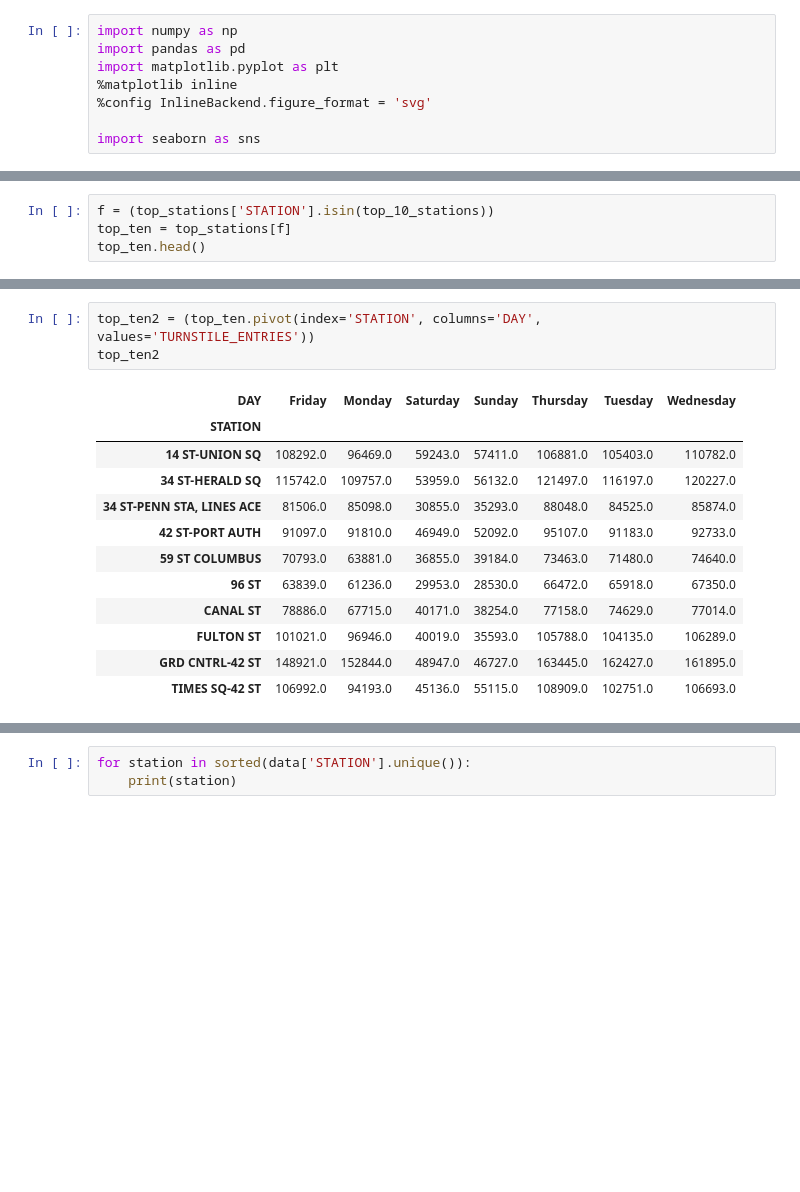
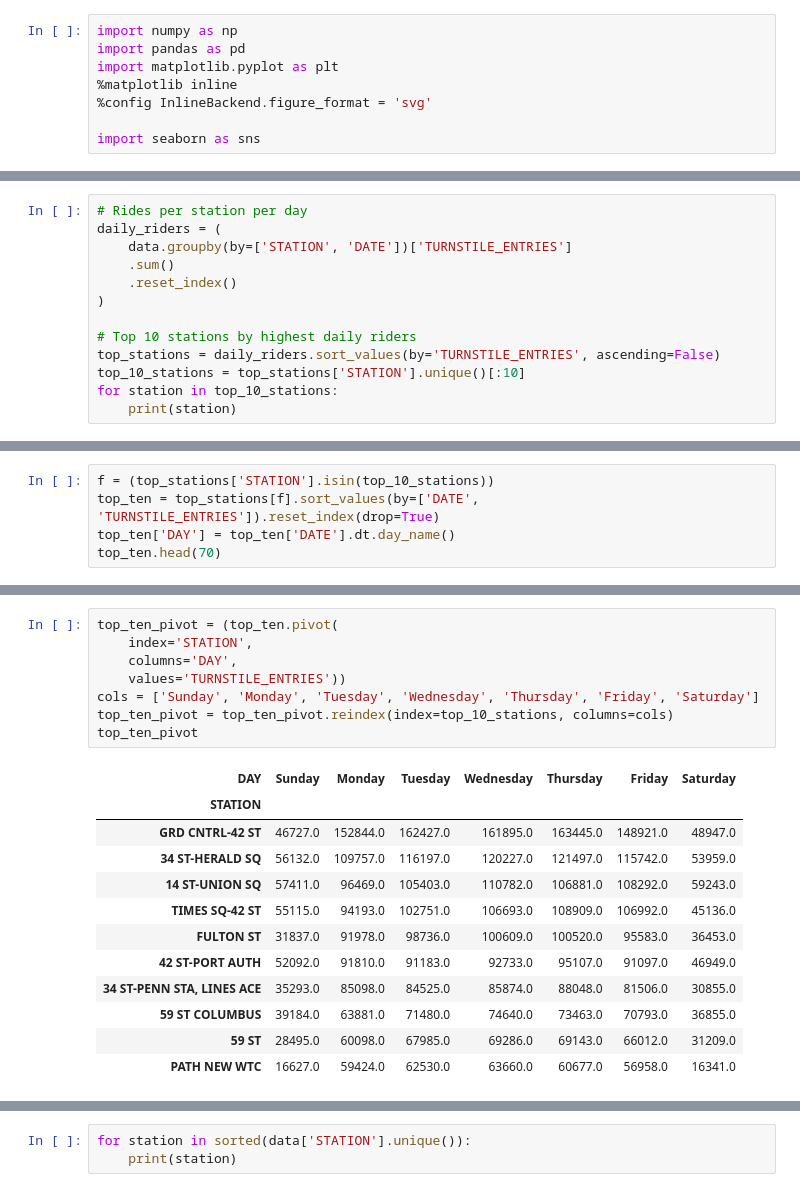
Before and after one commit to BotScutters/metis-project-01, a Jupyter notebook: initial_exploration.ipynb, the cells around one changed output, grey strips where cells are left out. Cells and saved outputs as stored; diff of their text form; blank space fills up the shorter version.

Commit message:
cleaned stations and reindexed heatmap

```diff
--- a/initial_exploration.ipynb
+++ b/initial_exploration.ipynb
@@ -248,0 +204,13 @@ array(['GRD CNTRL-42 ST', '34 ST-HERALD SQ', 'TIMES SQ-42 ST',
+# %%
+# Rides per station per day
+daily_riders = (
+    data.groupby(by=['STATION', 'DATE'])['TURNSTILE_ENTRIES']
+    .sum()
+    .reset_index()
+)
+
+# Top 10 stations by highest daily riders
+top_stations = daily_riders.sort_values(by='TURNSTILE_ENTRIES', ascending=False)
+top_10_stations = top_stations['STATION'].unique()[:10]
+for station in top_10_stations:
+    print(station)
@@ -249,6 +228,7 @@ array(['GRD CNTRL-42 ST', '34 ST-HERALD SQ', 'TIMES SQ-42 ST',
 # %%
 f = (top_stations['STATION'].isin(top_10_stations))
-top_ten = top_stations[f]
-top_ten.head()
+top_ten = top_stations[f].sort_values(by=['DATE', 'TURNSTILE_ENTRIES']).reset_index(drop=True)
+top_ten['DAY'] = top_ten['DATE'].dt.day_name()
+top_ten.head(70)
 # %% [output]
 |  | STATION | DATE | TURNSTILE_ENTRIES | DAY |
@@ -260,17 +252,22 @@ top_ten.head()
 # %%
-top_ten2 = (top_ten.pivot(index='STATION', columns='DAY', values='TURNSTILE_ENTRIES'))
-top_ten2
+top_ten_pivot = (top_ten.pivot(
+    index='STATION',
+    columns='DAY',
+    values='TURNSTILE_ENTRIES'))
+cols = ['Sunday', 'Monday', 'Tuesday', 'Wednesday', 'Thursday', 'Friday', 'Saturday']
+top_ten_pivot = top_ten_pivot.reindex(index=top_10_stations, columns=cols)
+top_ten_pivot
 # %% [output]
-| DAY | Friday | Monday | Saturday | Sunday | Thursday | Tuesday | Wednesday |
+| DAY | Sunday | Monday | Tuesday | Wednesday | Thursday | Friday | Saturday |
 | STATION |  |  |  |  |  |  |  |
-| 14 ST-UNION SQ | 108292.0 | 96469.0 | 59243.0 | 57411.0 | 106881.0 | 105403.0 | 110782.0 |
-| 34 ST-HERALD SQ | 115742.0 | 109757.0 | 53959.0 | 56132.0 | 121497.0 | 116197.0 | 120227.0 |
-| 34 ST-PENN STA, LINES ACE | 81506.0 | 85098.0 | 30855.0 | 35293.0 | 88048.0 | 84525.0 | 85874.0 |
-| 42 ST-PORT AUTH | 91097.0 | 91810.0 | 46949.0 | 52092.0 | 95107.0 | 91183.0 | 92733.0 |
-| 59 ST COLUMBUS | 70793.0 | 63881.0 | 36855.0 | 39184.0 | 73463.0 | 71480.0 | 74640.0 |
-| 96 ST | 63839.0 | 61236.0 | 29953.0 | 28530.0 | 66472.0 | 65918.0 | 67350.0 |
-| CANAL ST | 78886.0 | 67715.0 | 40171.0 | 38254.0 | 77158.0 | 74629.0 | 77014.0 |
-| FULTON ST | 101021.0 | 96946.0 | 40019.0 | 35593.0 | 105788.0 | 104135.0 | 106289.0 |
-| GRD CNTRL-42 ST | 148921.0 | 152844.0 | 48947.0 | 46727.0 | 163445.0 | 162427.0 | 161895.0 |
-| TIMES SQ-42 ST | 106992.0 | 94193.0 | 45136.0 | 55115.0 | 108909.0 | 102751.0 | 106693.0 |
+| GRD CNTRL-42 ST | 46727.0 | 152844.0 | 162427.0 | 161895.0 | 163445.0 | 148921.0 | 48947.0 |
+| 34 ST-HERALD SQ | 56132.0 | 109757.0 | 116197.0 | 120227.0 | 121497.0 | 115742.0 | 53959.0 |
+| 14 ST-UNION SQ | 57411.0 | 96469.0 | 105403.0 | 110782.0 | 106881.0 | 108292.0 | 59243.0 |
+| TIMES SQ-42 ST | 55115.0 | 94193.0 | 102751.0 | 106693.0 | 108909.0 | 106992.0 | 45136.0 |
+| FULTON ST | 31837.0 | 91978.0 | 98736.0 | 100609.0 | 100520.0 | 95583.0 | 36453.0 |
+| 42 ST-PORT AUTH | 52092.0 | 91810.0 | 91183.0 | 92733.0 | 95107.0 | 91097.0 | 46949.0 |
+| 34 ST-PENN STA, LINES ACE | 35293.0 | 85098.0 | 84525.0 | 85874.0 | 88048.0 | 81506.0 | 30855.0 |
+| 59 ST COLUMBUS | 39184.0 | 63881.0 | 71480.0 | 74640.0 | 73463.0 | 70793.0 | 36855.0 |
+| 59 ST | 28495.0 | 60098.0 | 67985.0 | 69286.0 | 69143.0 | 66012.0 | 31209.0 |
+| PATH NEW WTC | 16627.0 | 59424.0 | 62530.0 | 63660.0 | 60677.0 | 56958.0 | 16341.0 |
 # %%
```
Also changed, not shown: parts of 16 cells of this notebook.
